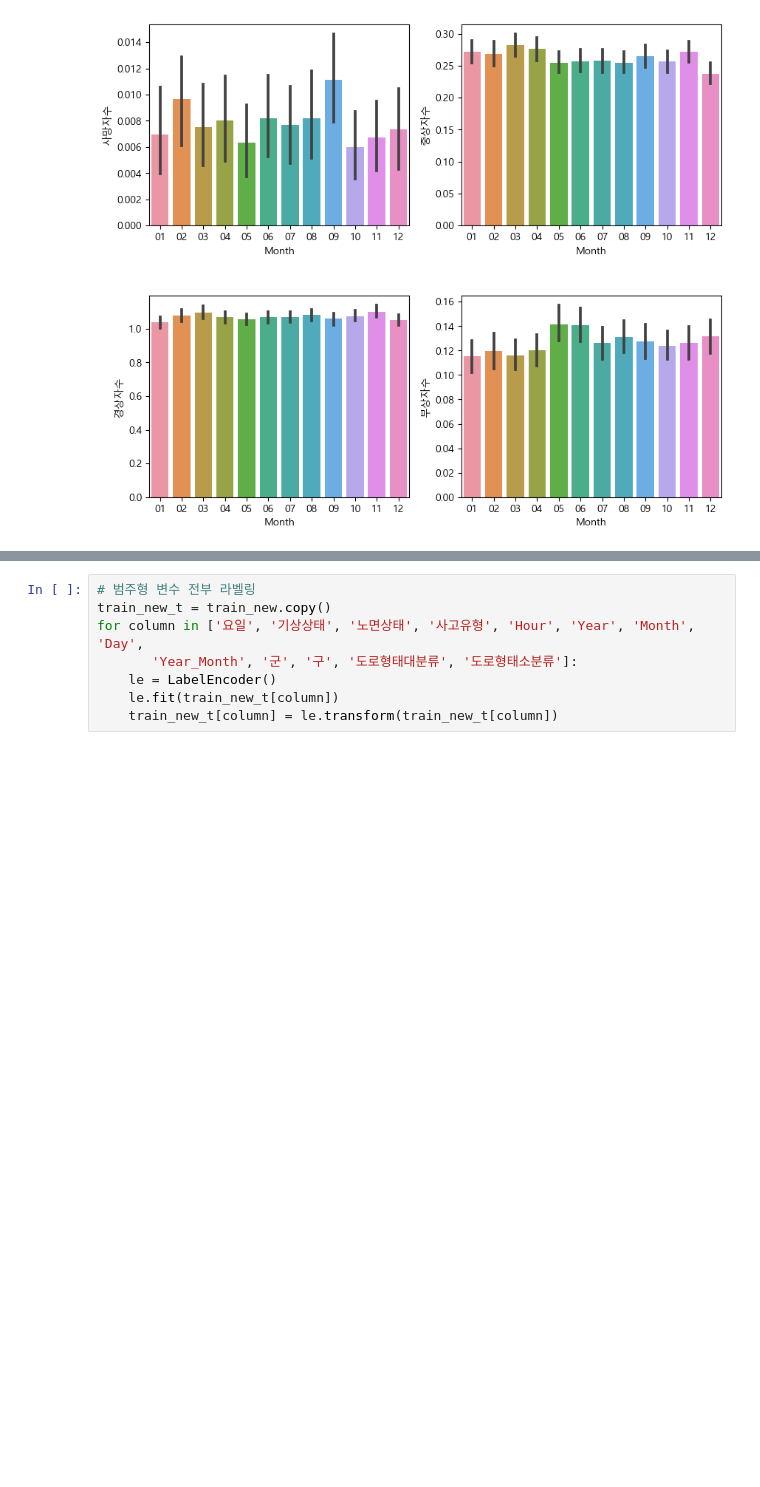
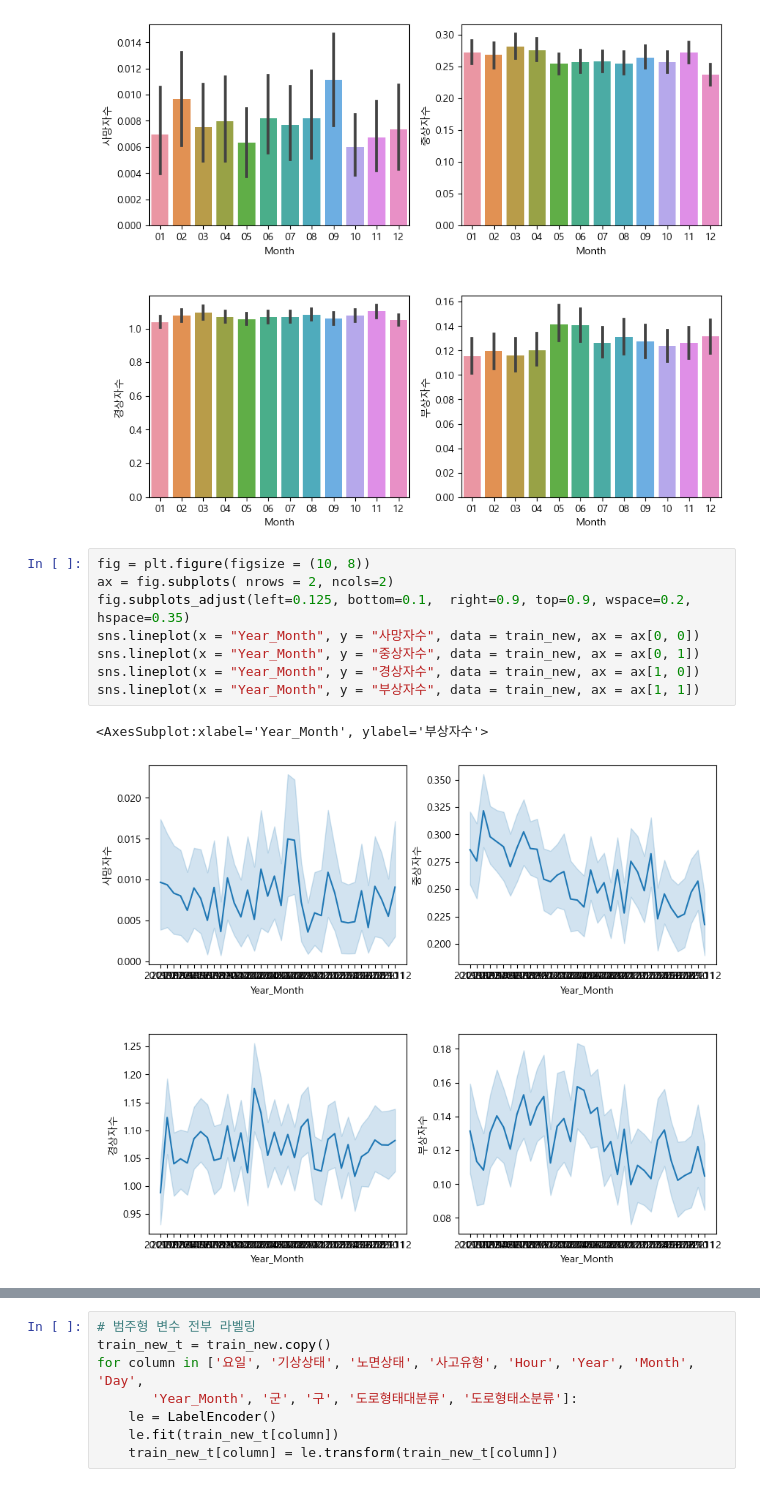
Before and after one commit to p-jiho/Traffic_Accident_Prediction, a Jupyter notebook: EDA.ipynb, the cells around one changed output, grey strips where cells are left out. Saved outputs shown, nothing was run; the diff lists cells and outputs as text; blank space fills up the shorter version.

```diff
--- a/EDA.ipynb
+++ b/EDA.ipynb
@@ -645,3 +645,14 @@ sns.barplot(x = "Month", y = "부상자수", data = train_new, ax = ax[1, 1])
 # %% [output]
 <AxesSubplot:xlabel='Month', ylabel='부상자수'>
 [figure]
+# %%
+fig = plt.figure(figsize = (10, 8))
+ax = fig.subplots( nrows = 2, ncols=2)
+fig.subplots_adjust(left=0.125, bottom=0.1,  right=0.9, top=0.9, wspace=0.2, hspace=0.35)
+sns.lineplot(x = "Year_Month", y = "사망자수", data = train_new, ax = ax[0, 0])
+sns.lineplot(x = "Year_Month", y = "중상자수", data = train_new, ax = ax[0, 1])
+sns.lineplot(x = "Year_Month", y = "경상자수", data = train_new, ax = ax[1, 0])
+sns.lineplot(x = "Year_Month", y = "부상자수", data = train_new, ax = ax[1, 1])
+# %% [output]
+<AxesSubplot:xlabel='Year_Month', ylabel='부상자수'>
+[figure, added]
```
Also changed, not shown: parts of 3 cells of this notebook.
